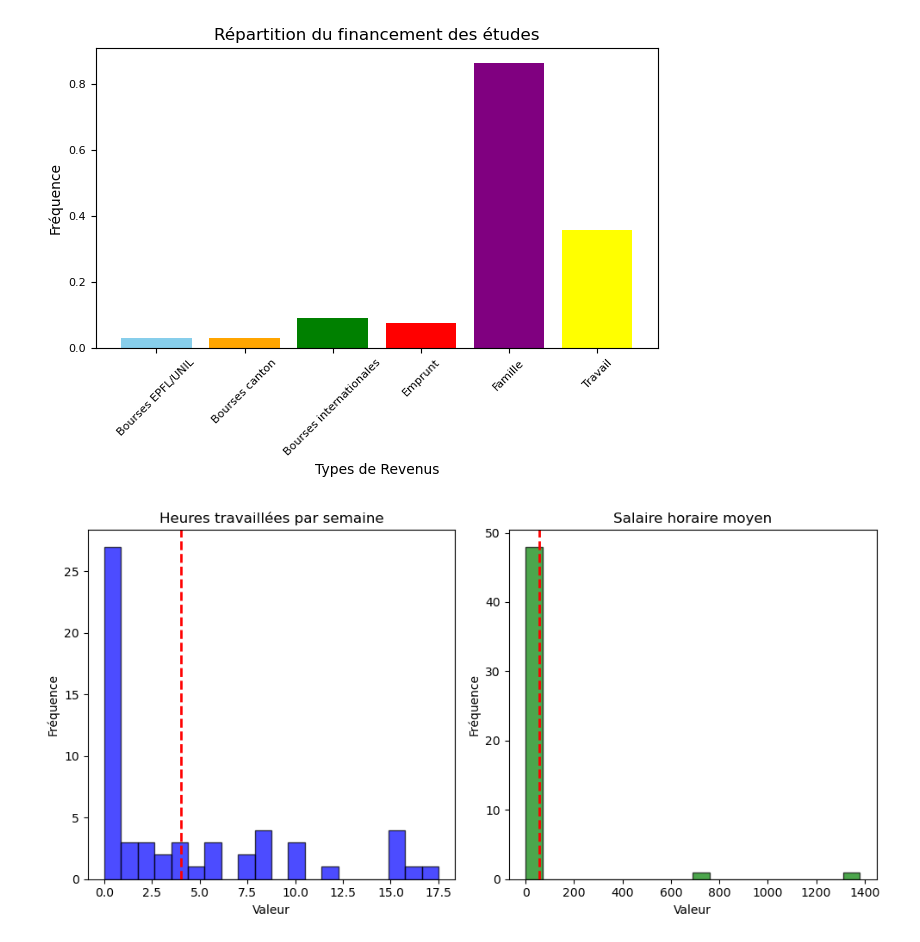
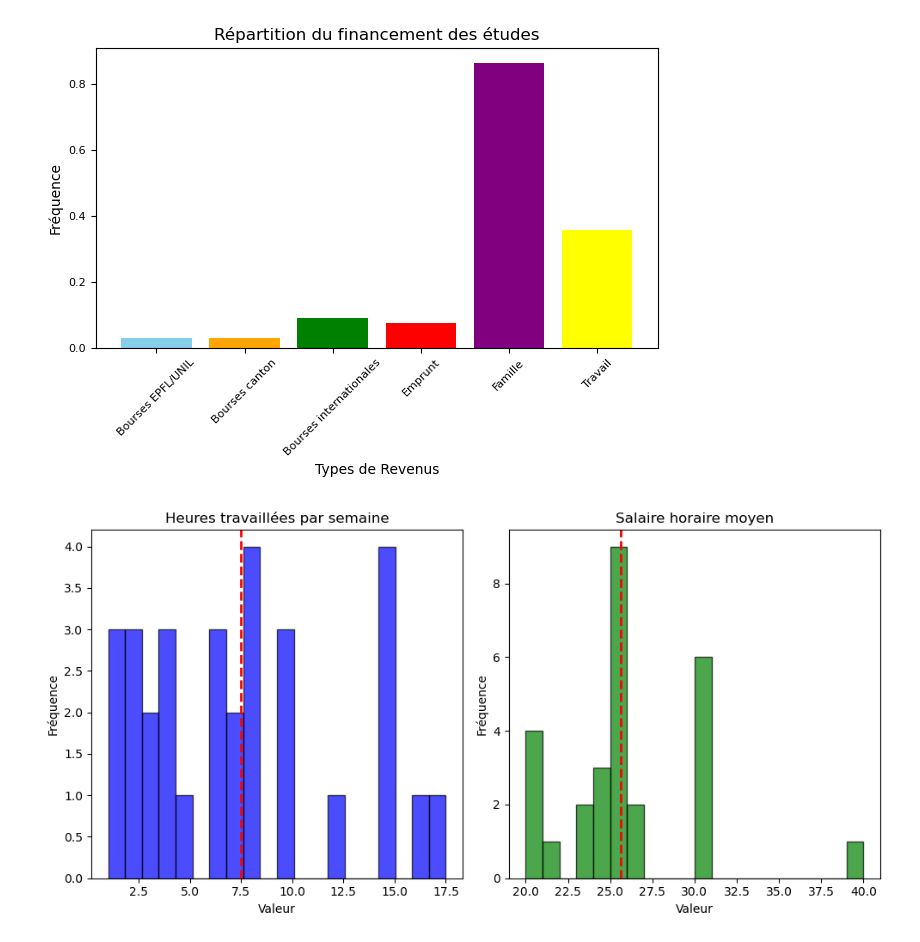
Before and after one commit to ClarissePierre/Precarite_Analyse, a Jupyter notebook: analyse.ipynb, the cells around one changed output. Drawn from its saved outputs; the diff is of its cells as text; code cells hidden in the pictures.

```diff
--- a/analyse.ipynb
+++ b/analyse.ipynb
@@ -387,29 +387,29 @@ plt.tight_layout()
 # %%
 # Heures par semaines travaillées et salaire horaire moyen
 
 # Create figure and subplots
 fig, axs = plt.subplots(1, 2, figsize=(10, 5))
 
 # Plot histogram and mean line for panel 1
-axs[0].hist(data['Travail'], bins=20, alpha=0.7, color='blue', edgecolor='black')
-mean1 = np.mean(data['Travail'])
+axs[0].hist(data['Travail'][data['Travail']>0], bins=20, alpha=0.7, color='blue', edgecolor='black')
+mean1 = np.mean(data['Travail'][data['Travail']>0])
 axs[0].axvline(mean1, color='red', linestyle='dashed', linewidth=2)
 axs[0].set_title('Heures travaillées par semaine')
 axs[0].set_xlabel('Valeur')
 axs[0].set_ylabel('Fréquence')
 
 # Plot histogram and mean line for panel 2
-axs[1].hist(data['Salaire'], bins=20, alpha=0.7, color='green', edgecolor='black')
-mean2 = np.mean(data['Salaire'])
+axs[1].hist(data['Salaire'][(data['Salaire']<200) & (data['Salaire']>0)], bins=20, alpha=0.7, color='green', edgecolor='black')
+mean2 = np.mean(data['Salaire'][(data['Salaire']<200) & (data['Salaire']>0)])
 axs[1].axvline(mean2, color='red', linestyle='dashed', linewidth=2)
 axs[1].set_title('Salaire horaire moyen')
 axs[1].set_xlabel('Valeur')
 axs[1].set_ylabel('Fréquence')
 
 # Adjust layout
 plt.tight_layout()
 
 # Show plot
 plt.show()
 # %% [output]
-[figure, old version]
+[figure, new version]
```
Also changed, not shown: parts of 23 cells of this notebook.
